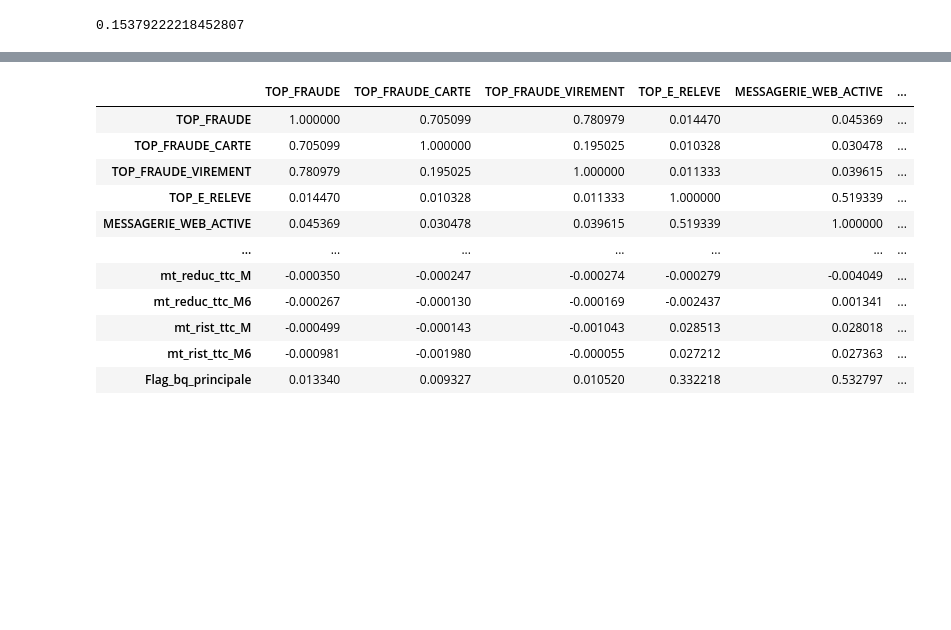
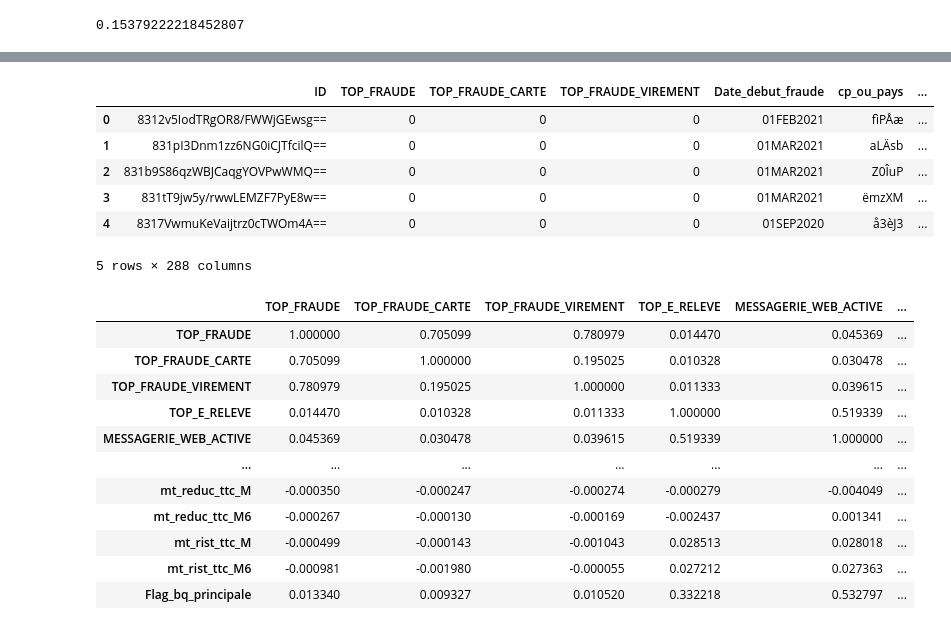
Before and after one commit to hadda-hassan/PIP2022_G1, a Jupyter notebook: pip_Justine.ipynb, the cells around one changed output, grey strips where cells are left out. Saved outputs shown, nothing was run; the diff lists cells and outputs as text; code cells hidden in the pictures; blank space fills up the shorter version.

```diff
--- a/pip_Justine.ipynb
+++ b/pip_Justine.ipynb
@@ -36,3 +166,32 @@ df_jeu1_toulouse['TOP_FRAUDE'].corr(df_jeu1_toulouse['mt_dernier_revenu_declare'
+# %%
+#On remplace les NaN de MONETAIRE_BLOQUE par la médiane
+#data1['MONETAIRE_BLOQUE'].value_counts()
+data1['MONETAIRE_BLOQUE'].fillna(data1['MONETAIRE_BLOQUE'].median(), inplace = True)
+#data1['MONETAIRE_BLOQUE'].isnull().sum()
+# %%
+#On remplace les NaN de EMPRUNTS par la médiane
+#data1['EMPRUNTS'].value_counts()
+data1['EMPRUNTS'].fillna(data1['EMPRUNTS'].median(), inplace = True)
+#data1['MONETAIRE_BLOQUE'].isnull().sum()
+# %%
+#On remplace les NaN de EMPRUNTS par la médiane
+#data1['EMPRUNTS'].value_counts()
+data1['EMPRUNTS'].fillna(data1['EMPRUNTS'].median(), inplace = True)
+#data1['MONETAIRE_BLOQUE'].isnull().sum()
+# %%
+for col in data1:
+    data1[col] = data1[col].fillna(method ='pad')
+data1.iloc[0] = data1.iloc[0].fillna(method = 'bfill')
+# %%
+data1.head()
+# %% [output]
+|  | ID | TOP_FRAUDE | TOP_FRAUDE_CARTE | TOP_FRAUDE_VIREMENT | Date_debut_fraude | cp_ou_pays | ... |
+| 0 | 8312v5IodTRgOR8/FWWjGEwsg== | 0 | 0 | 0 | 01FEB2021 | fìPÅæ | ... |
+| 1 | 831pI3Dnm1zz6NG0iCJTfcilQ== | 0 | 0 | 0 | 01MAR2021 | aLÄsb | ... |
+| 2 | 831b9S86qzWBJCaqgYOVPwWMQ== | 0 | 0 | 0 | 01MAR2021 | Z0ÎuP | ... |
+| 3 | 831tT9jw5y/rwwLEMZF7PyE8w== | 0 | 0 | 0 | 01MAR2021 | ëmzXM | ... |
+| 4 | 8317VwmuKeVaijtrz0cTWOm4A== | 0 | 0 | 0 | 01SEP2020 | å3èJ3 | ... |
+5 rows × 288 columns
 # %%
 df_jeu1_toulouse.corr(method='pearson')
 # %% [output]
```
Also changed, not shown: parts of 27 cells of this notebook.
